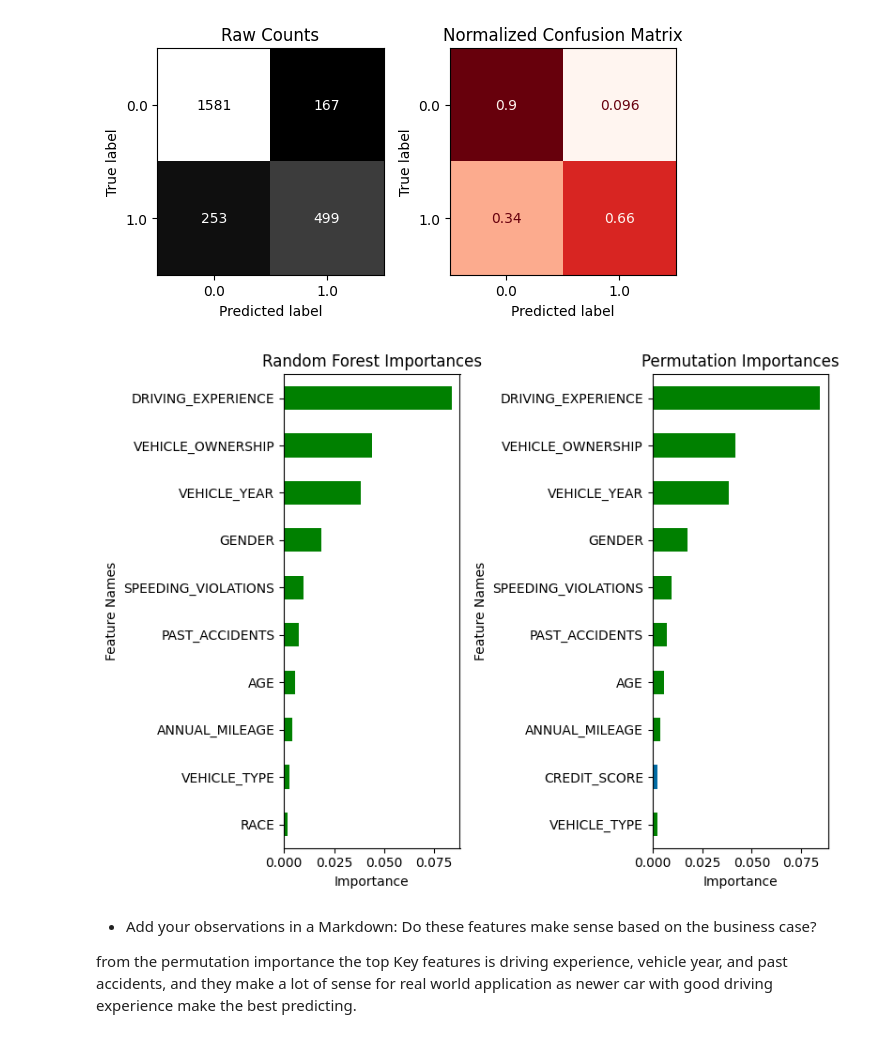
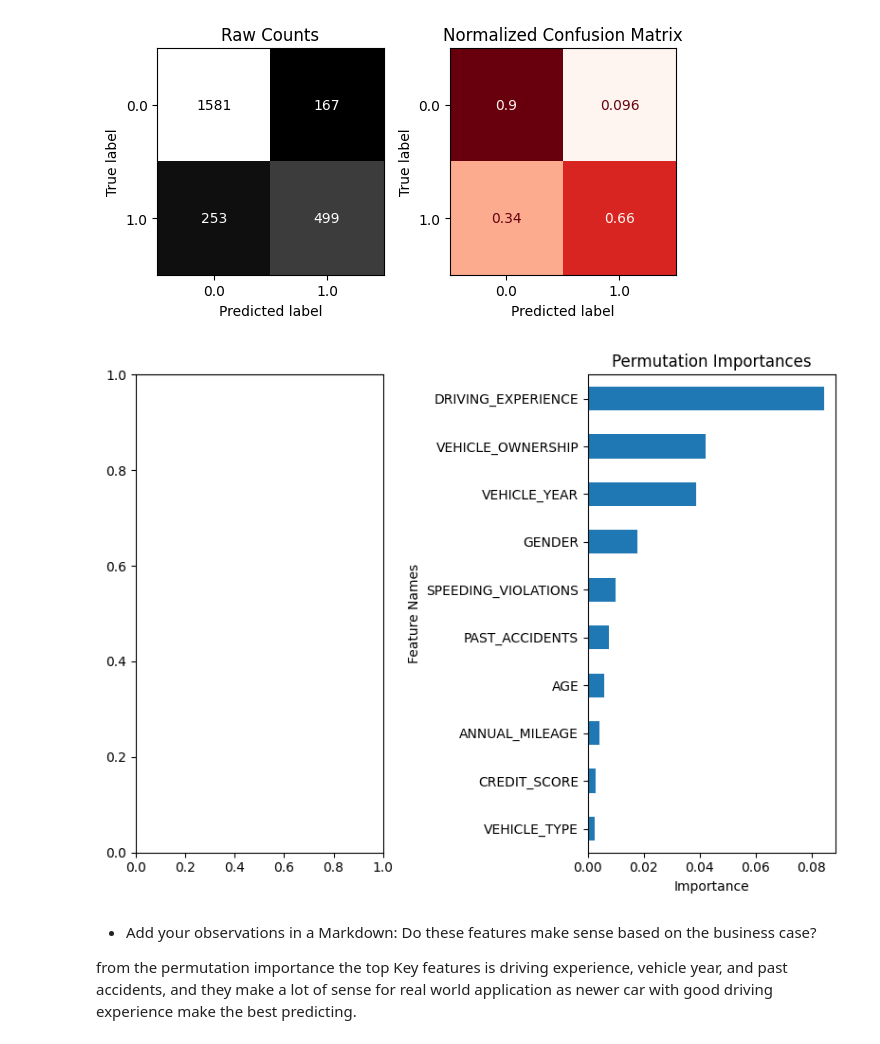
Before and after one commit to feras-nahhal/insurance-claims-analysis, a Jupyter notebook: insurance_risk_analysis.ipynb, the cells around one changed output. Saved outputs shown, nothing was run; the diff lists cells and outputs as text; code cells hidden in the pictures.

```diff
--- a/insurance_risk_analysis.ipynb
+++ b/insurance_risk_analysis.ipynb
@@ -406,39 +406,37 @@ def get_color_dict(importances, color_rest='#006ba4' , color_top='green',
 from sklearn.inspection import permutation_importance
 import matplotlib.pyplot as plt
 import pandas as pd
 
 # Get permutation importance using the trained model and test data
 r = permutation_importance(
     rf_pipe_Classifier, X_test, y_test,
     n_repeats=30, random_state=42, n_jobs=-1
 )
 
 # Create a Series from mean importances
 permutation_importances = pd.Series(
     r['importances_mean'],
     index=X_test.columns,
     name='Permutation Importance'
 ).sort_values(ascending=False)
 
-# Generate color dictionary for consistent coloring
-colors_top10 = get_color_dict(importances, top_n=10)
+
 
 # Create side-by-side plots
 fig, axes = plt.subplots(ncols=2, figsize=(20, 8))
 n = 10  # Number of top features to show
 
-plot_importance_color_ax(importances, top_n=n, ax=axes[0], color_dict=colors_top10)
-plot_importance_color_ax(permutation_importances, top_n=n, ax=axes[1], color_dict=colors_top10)
+plot_importance_color_ax(permutation_importances, top_n=n, ax=axes[1])
 
 # Set plot titles
-axes[0].set(title='Random Forest Importances')
+
 axes[1].set(title='Permutation Importances')
 
 # Finalize layout
 fig.tight_layout()
 plt.show()
 # %% [output]
-[figure, old version]
+[figure, new version]
 # %% [markdown]
 - Add your observations in a Markdown: Do these features make sense based on the business case?
 
```
Also changed, not shown: parts of 18 cells of this notebook.
